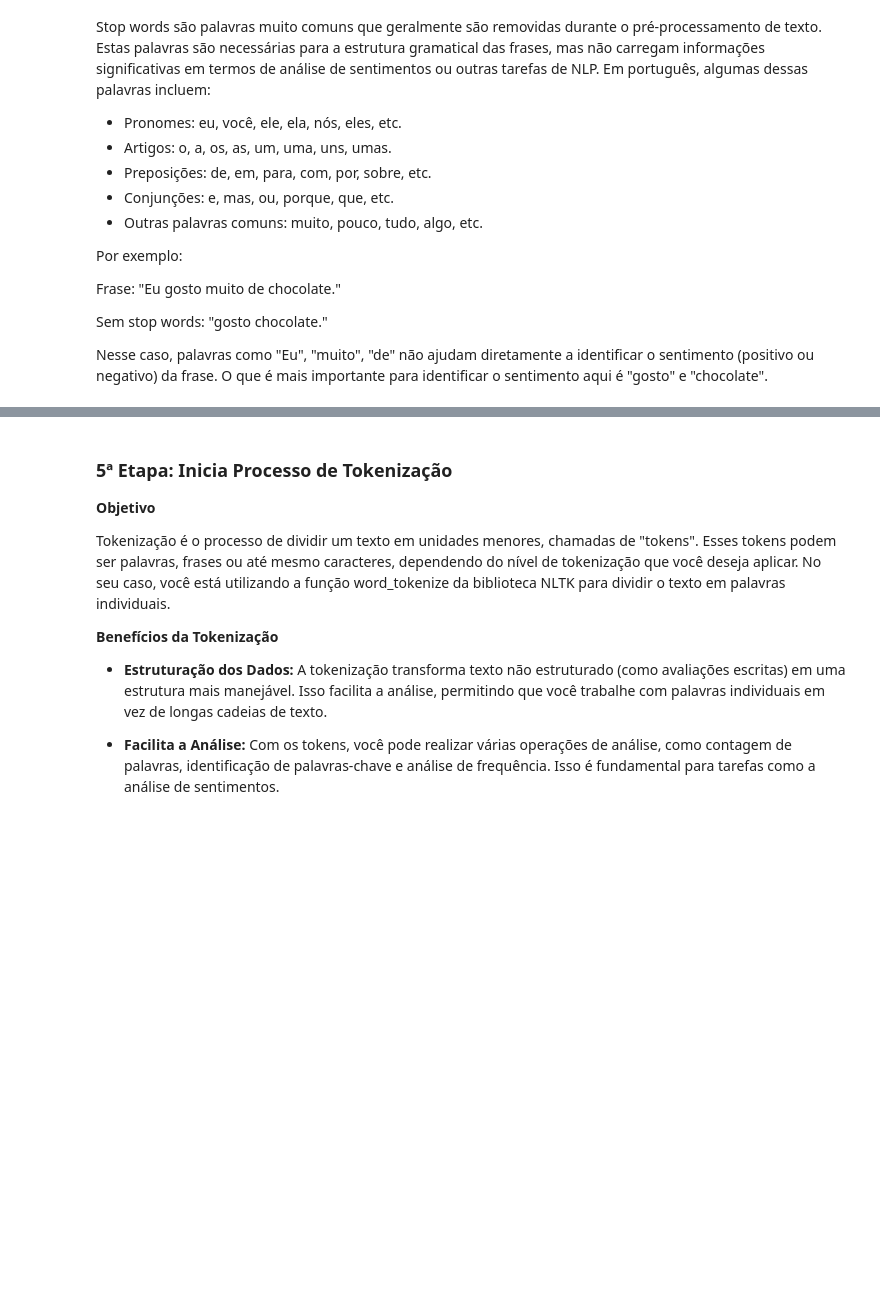
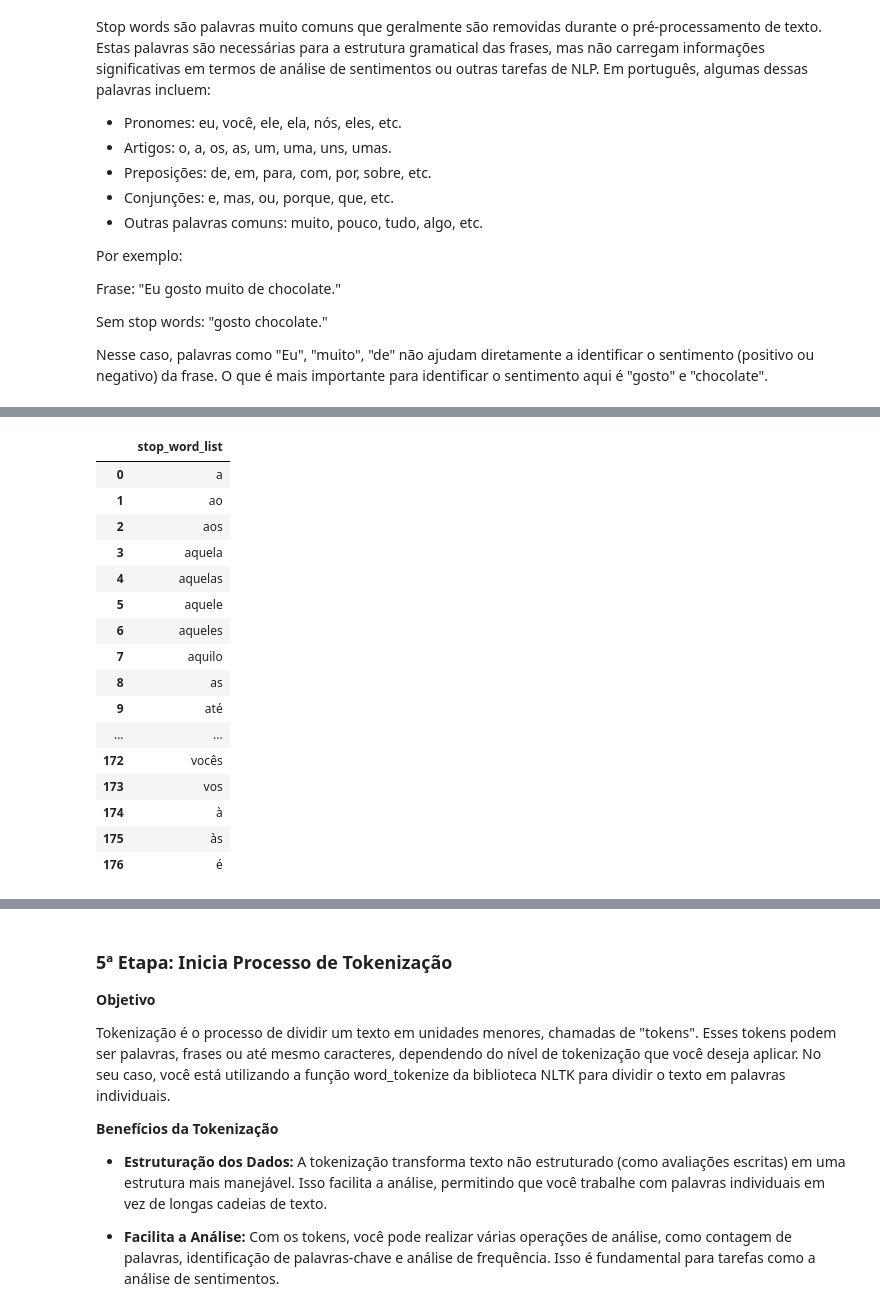
Before and after one commit to raphaelchaves/papa-linguas, a Jupyter notebook: Projeto_PLN_ICMC_V1.ipynb, the cells around one changed output, grey strips where cells are left out. Saved outputs shown, nothing was run; the diff lists cells and outputs as text; code cells hidden in the pictures; blank space fills up the shorter version.

```diff
--- a/Projeto_PLN_ICMC_V1.ipynb
+++ b/Projeto_PLN_ICMC_V1.ipynb
@@ -244,0 +280,30 @@ Nesse caso, palavras como "Eu", "muito", "de" não ajudam diretamente a identifi
+# %%
+# Criar lista com todas as palavras consideradas stop words
+stop_words_nos_textos = [palavra for tokens in development_sample['tokens_list_tmp'] for palavra in tokens if palavra in stop_words]
+# %%
+# Remover duplicatas e organizar o resultado
+stop_words_nos_textos_unicas = sorted(set(stop_words_nos_textos))
+# %%
+# Cria um dataframe contendo todas as stop words identificadas no corpus de treinamento
+df_stop_words = pd.DataFrame(stop_words_nos_textos_unicas, columns = ["stop_word_list"])
+
+# Ao todo, 176 stop words foram identificadas no corpus de treinamento
+display(HTML(df_stop_words.to_html()))
+# %% [output]
+|  | stop_word_list |
+| 0 | a |
+| 1 | ao |
+| 2 | aos |
+| 3 | aquela |
+| 4 | aquelas |
+| 5 | aquele |
+| 6 | aqueles |
+| 7 | aquilo |
+| 8 | as |
+| 9 | até |
+| ... | ... |
+| 172 | vocês |
+| 173 | vos |
+| 174 | à |
+| 175 | às |
+| 176 | é |
```
Also changed, not shown: parts of 15 cells of this notebook.
